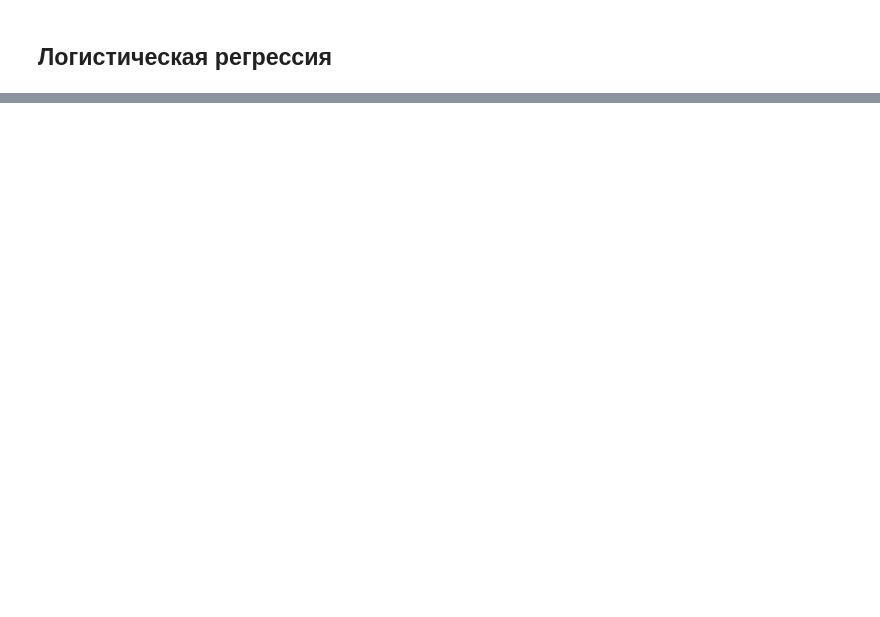
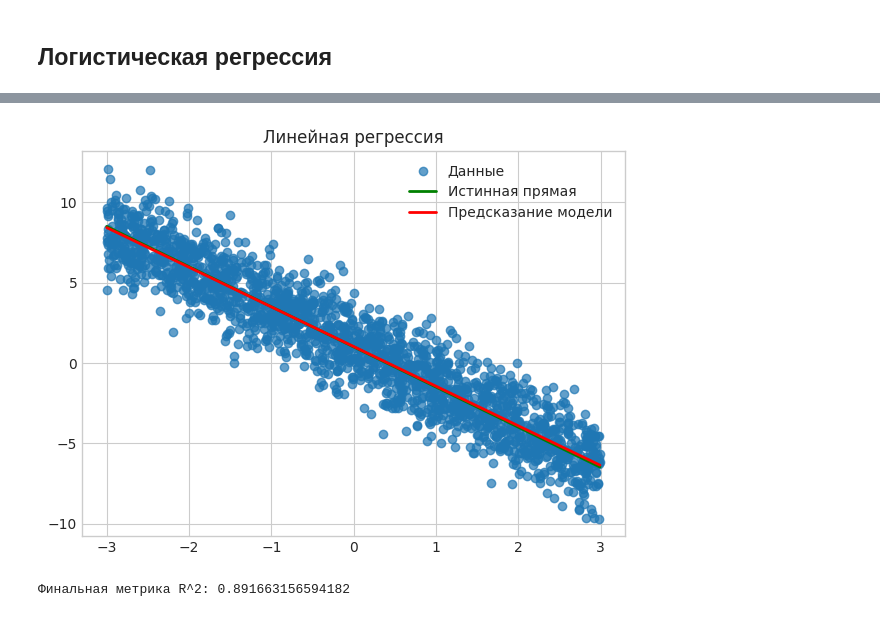
Before and after one commit to PalPalych5/nstu-practice-spring-2026, a Jupyter notebook: students/kudryavcev/lesson2.ipynb, the cells around one changed output, grey strips where cells are left out. Cells and saved outputs as stored; diff of their text form; code cells hidden in the pictures; blank space fills up the shorter version.

```diff
--- a/students/kudryavcev/lesson2.ipynb
+++ b/students/kudryavcev/lesson2.ipynb
@@ -193,0 +212,28 @@ LogisticRegression: OK
+# %%
+n_samples_ext2 = 2000
+true_w_ext2 = np.array([-2.5])
+true_b_ext2 = 1.0
+noise_scale_ext2 = 1.5
+
+x_lin_1d_ext2 = rng.uniform(-3.0, 3.0, size=n_samples_ext2)
+x_lin_ext2 = x_lin_1d_ext2.reshape(-1, 1)
+noise_ext2 = rng.normal(scale=noise_scale_ext2, size=n_samples_ext2)
+y_lin_ext2 = x_lin_ext2[:, 0] * true_w_ext2[0] + true_b_ext2 + noise_ext2
+
+lin_model_ext2 = Exercise.create_linear_model(num_features=1, rng=np.random.default_rng(3))
+lin_history_ext2 = train_with_history(lin_model_ext2, x_lin_ext2, y_lin_ext2, lr=0.05, n_iter=400, every=10)
+lin_pred_ext2 = lin_model_ext2.predict(x_lin_ext2)
+
+order_ext2 = np.argsort(x_lin_ext2[:, 0])
+plt.figure(figsize=(7, 5))
+plt.scatter(x_lin_ext2[:, 0], y_lin_ext2, alpha=0.7, label='Данные')
+plt.plot(x_lin_ext2[order_ext2, 0], x_lin_ext2[order_ext2, 0] * true_w_ext2[0] + true_b_ext2, color='green', linewidth=2, label='Истинная прямая')
+plt.plot(x_lin_ext2[order_ext2, 0], lin_pred_ext2[order_ext2], color='red', linewidth=2, label='Предсказание модели')
+plt.title('Линейная регрессия')
+plt.legend()
+plt.show()
+
+print('Финальная метрика R^2:', lin_history_ext2[-1][2])
+# %% [output]
+[figure, added]
+Финальная метрика R^2: 0.891663156594182
```
Also changed, not shown: parts of 12 cells of this notebook.
